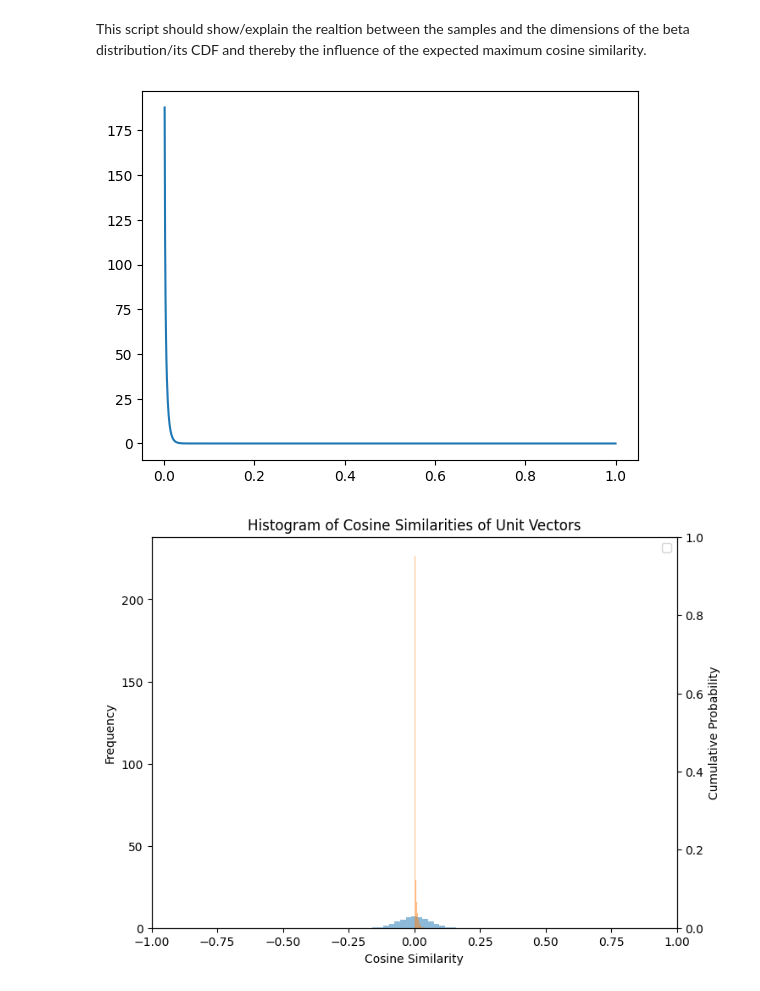
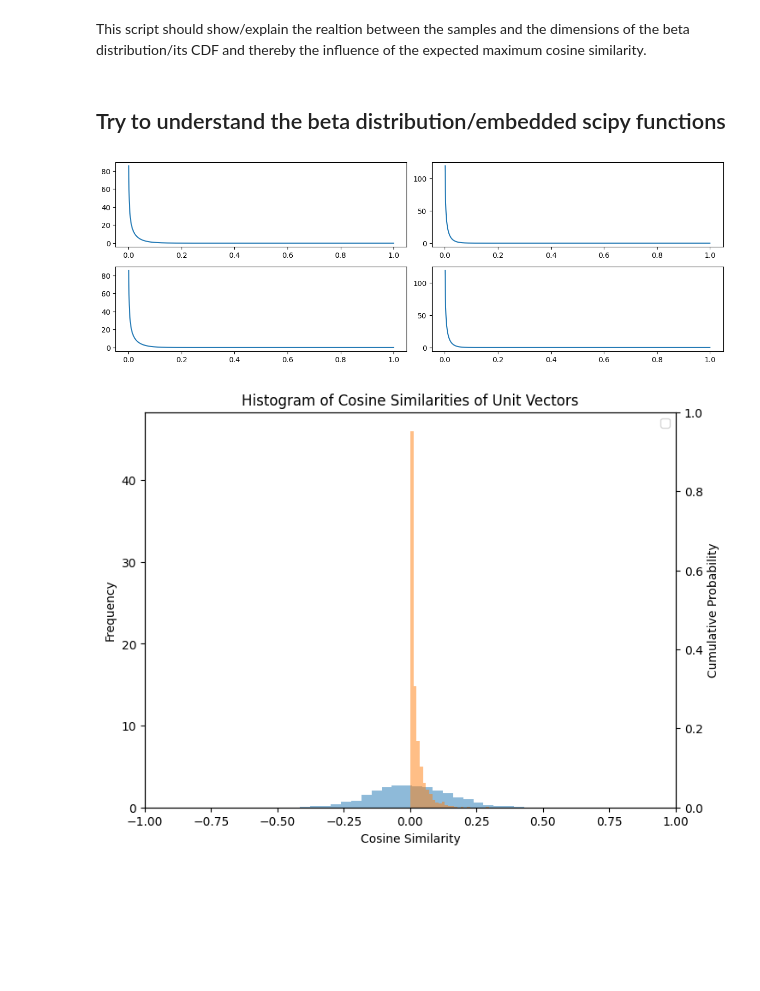
Before and after one commit to Johanna-Engeln/masterthesis_velocity, a Jupyter notebook: script/0707_incompleteBeta.ipynb, the cells around one changed output. Drawn from its saved outputs; the diff is of its cells as text; code cells hidden in the pictures; blank space fills up the shorter version.

```diff
--- a/script/0707_incompleteBeta.ipynb
+++ b/script/0707_incompleteBeta.ipynb
@@ -16,28 +18,33 @@ def random_point_on_unit_sphere(n: int) -> np.ndarray:
     point = point / np.linalg.norm(point)
 
     return point
+# %% [markdown]
+## Try to understand the beta distribution/embedded scipy functions
 # %%
-## Load dataset and extract samples and dimensions
-n = 1000
-d = 300
-
+# Choose parameters
+n = [50, 100]
+d = [50, 100]
 x = np.linspace(0, 1, 1000)
 
-## Model the beta distribution for this
-a = 0.5
-b = (d - 1) / 2
+## Model the beta distribution according to the paper explanation and parameter d
+fig, axs = plt.subplots(len(n), len(d), figsize=(12, 4), constrained_layout=True)
+for i, n_val in enumerate(n):
+    for j, d_val in enumerate(d):
+        a = 0.5
+        b = (d_val - 1) / 2
+        rv = beta(a, b)
+        pdf = rv.pdf(x)
 
-rv = beta(a, b)
-pdf = rv.pdf(x)
+        axs[i, j].plot(x, pdf, label='Beta PDF')
 
-plt.plot(x, pdf, label='Beta PDF')
 plt.show()
 # %% [output]
-[figure, old version]
+[figure, new version]
 # %%
 fig, ax1 = plt.subplots(figsize=(8, 6))
 ax2 = ax1.twinx()
-
+n=50
+d=50
 cosine_similarities = []
 for re in range(n):
     random_points = [random_point_on_unit_sphere(d) for _ in range(n)]
@@ -67,7 +74,7 @@ ax2.set_ylim(0, 1)
 plt.legend()
 plt.show()
 # %% [output]
-[figure, old version]
+[figure, new version]
 # %%
 x = np.linspace(0, 1, len(pdf))
 plt.plot(x, pdf, label='Beta-like Distribution')
```
Also changed, not shown: parts of 10 cells of this notebook.
